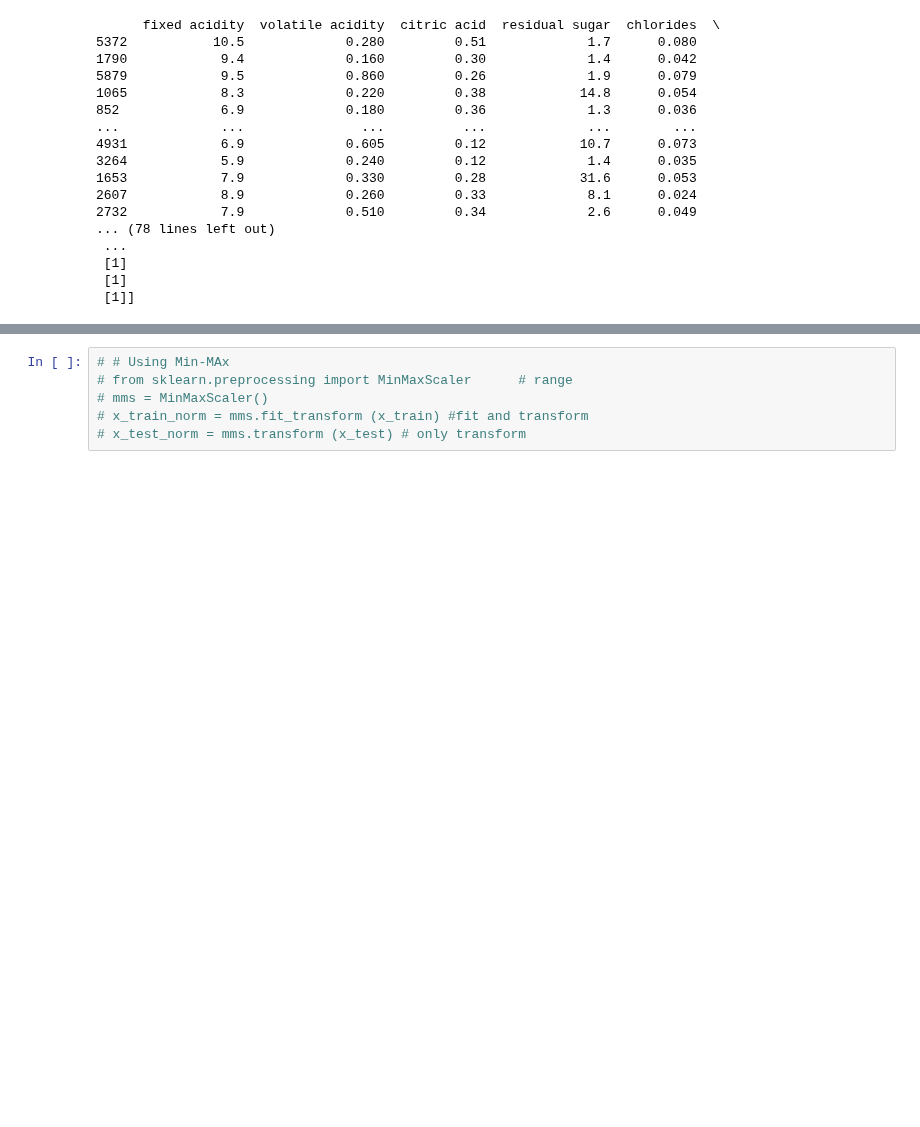
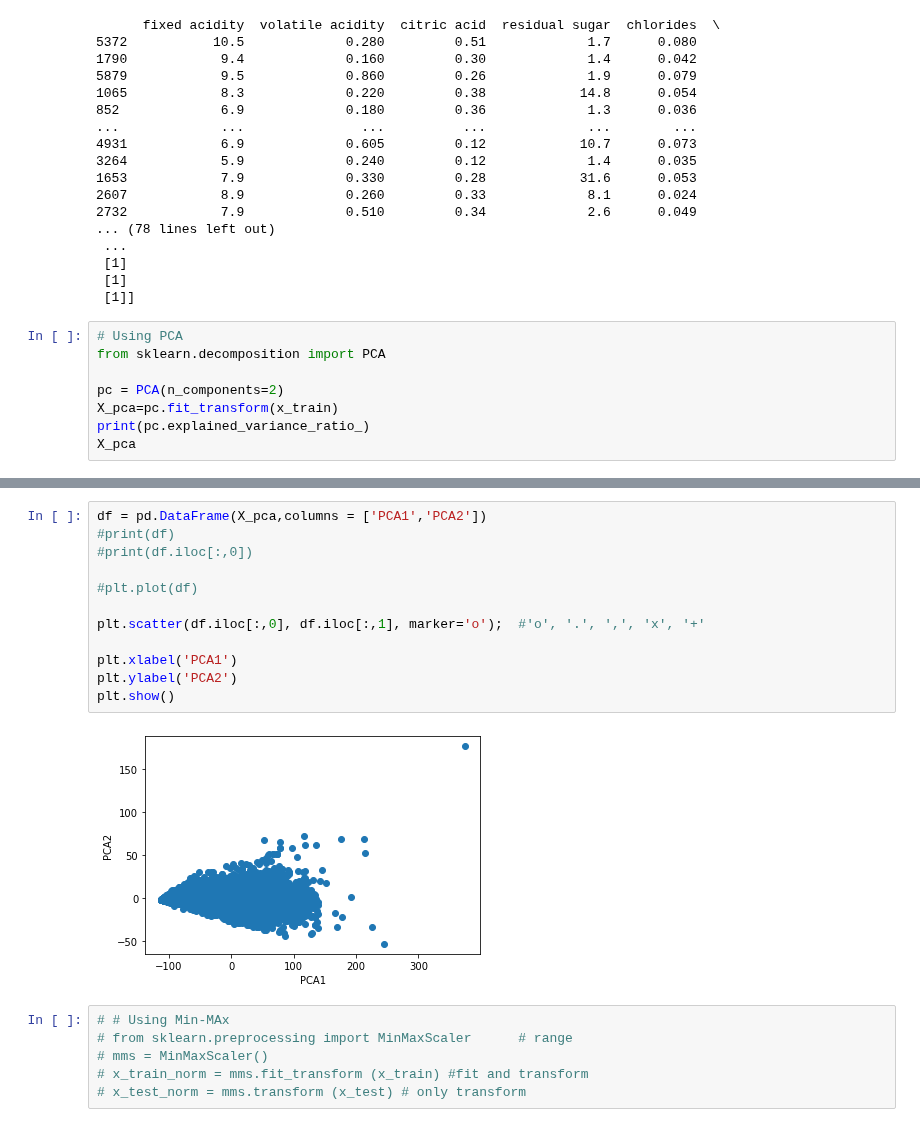
Before and after one commit to AkashKumarSingh11032001/IBM-Artificial-Intelligence-and-Machine-Learning-By-IBM-Watson, a Jupyter notebook: Lec 14 Scaling Question/Decision Tree.ipynb, the cells around one changed output, grey strips where cells are left out. Drawn from its saved outputs; the diff is of its cells as text; blank space fills up the shorter version.

```diff
--- a/Lec 14 Scaling Question/Decision Tree.ipynb
+++ b/Lec 14 Scaling Question/Decision Tree.ipynb
@@ -156,3 +156,11 @@ print(y_test)
  [1]
  [1]
  [1]]
+# %%
+# Using PCA
+from sklearn.decomposition import PCA
+
+pc = PCA(n_components=2)
+X_pca=pc.fit_transform(x_train)
+print(pc.explained_variance_ratio_)
+X_pca
@@ -159,3 +176,17 @@ print(y_test)
+# %%
+df = pd.DataFrame(X_pca,columns = ['PCA1','PCA2'])
+#print(df)
+#print(df.iloc[:,0])
+
+#plt.plot(df)
+
+plt.scatter(df.iloc[:,0], df.iloc[:,1], marker='o');  #'o', '.', ',', 'x', '+'
+
+plt.xlabel('PCA1')
+plt.ylabel('PCA2')
+plt.show()
+# %% [output]
+[figure, added]
 # %%
 # # Using Min-MAx
 # from sklearn.preprocessing import MinMaxScaler      # range
```
Also changed, not shown: parts of 2 cells of this notebook.
